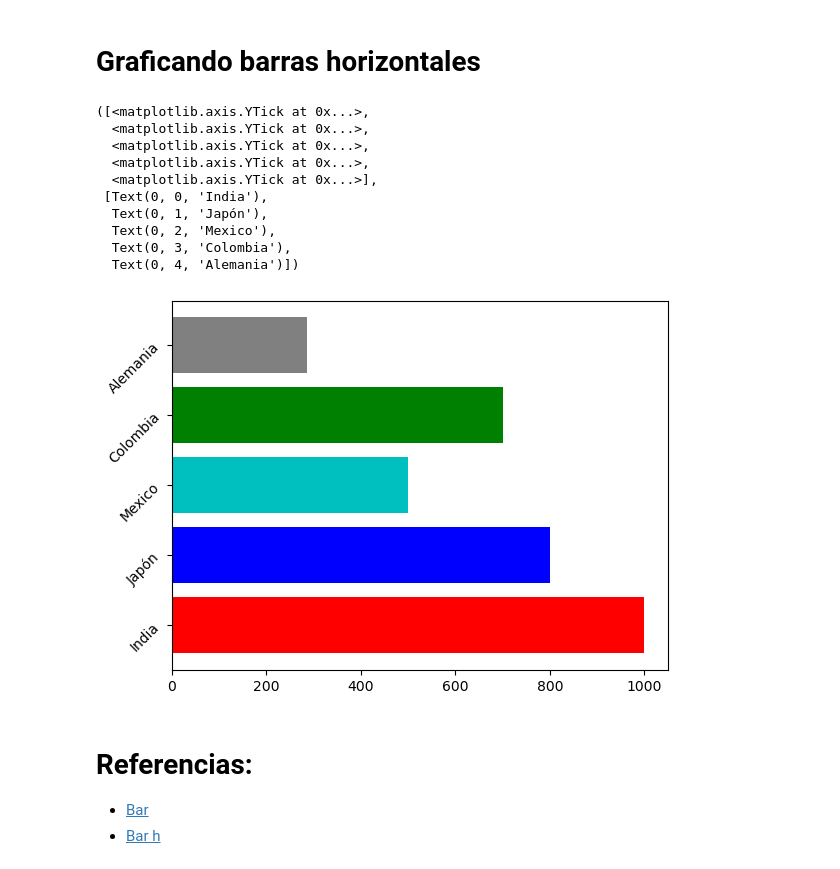
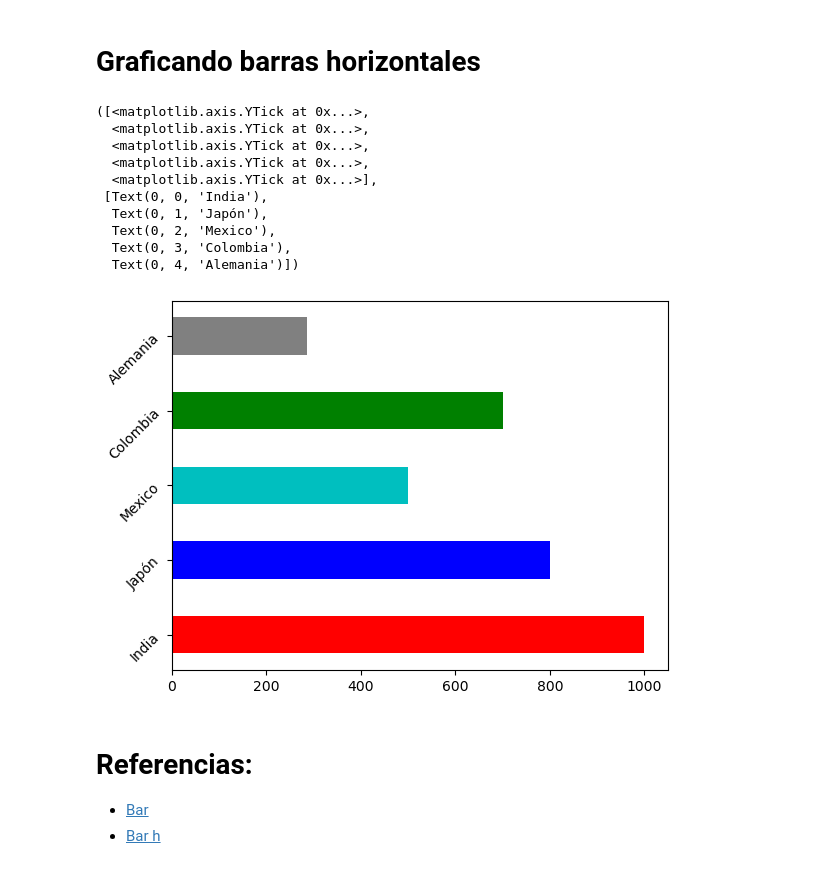
Before and after one commit to DensLopez/Matplotlib_seaborn, a Jupyter notebook: codes/code007.ipynb, the cells around one changed output. Drawn from its saved outputs; the diff is of its cells as text; code cells hidden in the pictures.

```diff
--- a/codes/code007.ipynb
+++ b/codes/code007.ipynb
@@ -58,21 +58,21 @@ plt.bar(paises,poblacion,width=0.5, color=['red','blue','c','green','gray'])
 # %%
 #Alternando colores
 #Haciendo gráficas de barras
 #Cambiando configuraciones de eje x
-plt.barh(paises,poblacion, color=['red','blue','c','green','gray'])
+plt.barh(paises,poblacion,height=0.5, color=['red','blue','c','green','gray'])
 plt.yticks(np.arange(5),('India','Japón','Mexico','Colombia','Alemania'),rotation=45)
 # %% [output]
 ([<matplotlib.axis.YTick at 0x...>,
   <matplotlib.axis.YTick at 0x...>,
   <matplotlib.axis.YTick at 0x...>,
   <matplotlib.axis.YTick at 0x...>,
   <matplotlib.axis.YTick at 0x...>],
  [Text(0, 0, 'India'),
   Text(0, 1, 'Japón'),
   Text(0, 2, 'Mexico'),
   Text(0, 3, 'Colombia'),
   Text(0, 4, 'Alemania')])
-[figure, old version]
+[figure, new version]
 # %% [markdown]
 # Referencias:
 - [Bar](https://matplotlib.org/stable/api/_as_gen/matplotlib.pyplot.bar.html)
```
Also changed, not shown: parts of 1 cell of this notebook, 3 other files.
